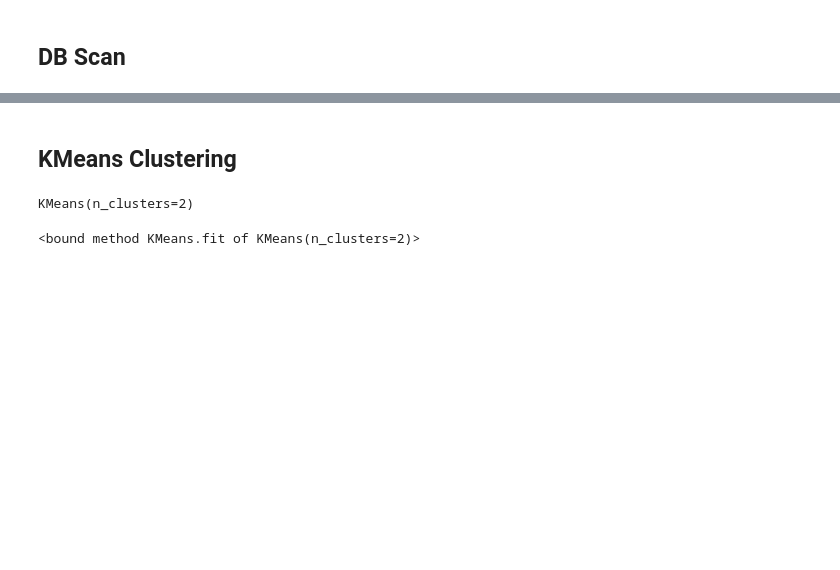
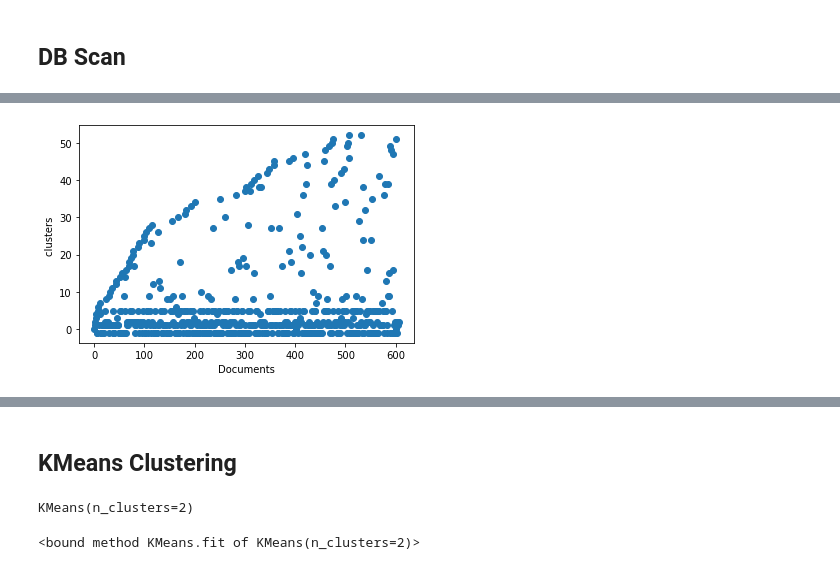
Before and after one commit to akesar01/LogAnalysis, a Jupyter notebook: Log_Analysis1.ipynb, the cells around one changed output, grey strips where cells are left out. Saved outputs shown, nothing was run; the diff lists cells and outputs as text; code cells hidden in the pictures; blank space fills up the shorter version.

```diff
--- a/Log_Analysis1.ipynb
+++ b/Log_Analysis1.ipynb
@@ -203,7 +197,7 @@ print(resp['_source'])
 # %%
 from sklearn.feature_extraction.text import TfidfVectorizer
 
-text = parsed_logs
+text = final_logs
 # %%
 vectorizer = TfidfVectorizer()
 # %%
@@ -228,6 +245,5 @@ distance_array = pairwise_distances(arr, metric='cosine')
 # %%
-
-clustering = DBSCAN(eps=0.6, min_samples=2, metric='precomputed').fit(distance_array)
+clustering = DBSCAN(eps=0.6, min_samples=3, metric='precomputed').fit(distance_array)
 # %%
 clustering
 # %% [output]
@@ -242,0 +271,21 @@ len(parsed_logs)
+# %%
+cluster =[[] for i in range(max(clustering.labels_)+1)]
+noise =[]
+for i in range(len(clustering.labels_)):
+    if clustering.labels_[i] == -1:
+        noise.append(final_logs[i]);
+    else:
+        cluster[clustering.labels_[i]].append(final_logs[i])
+
+
+
+# print(noise)
+# print()
+# print()
+# print(cluster)
+# %%
+clu =[]
+for i in range(len(clustering.labels_)):
+    if clustering.labels_[i] == 2:
+        clu.append(final_logs[i]);
+print(clu)
@@ -246,0 +304,8 @@ db = pd.DataFrame(clustering.labels_,parsed_logs)
+# %%
+import matplotlib.pyplot as plt
+plt.scatter([i for i in range(607)],clustering.labels_)
+plt.xlabel('Documents')
+plt.ylabel('clusters ')
+plt.show()
+# %% [output]
+[figure, added]
```
Also changed, not shown: parts of 34 cells of this notebook.
